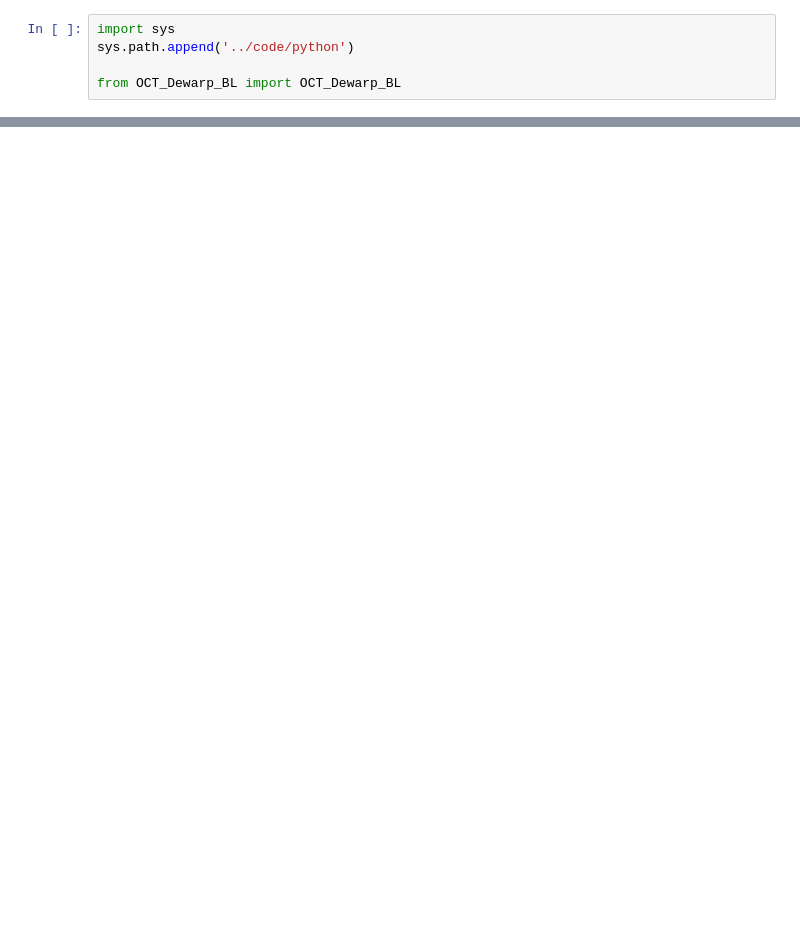
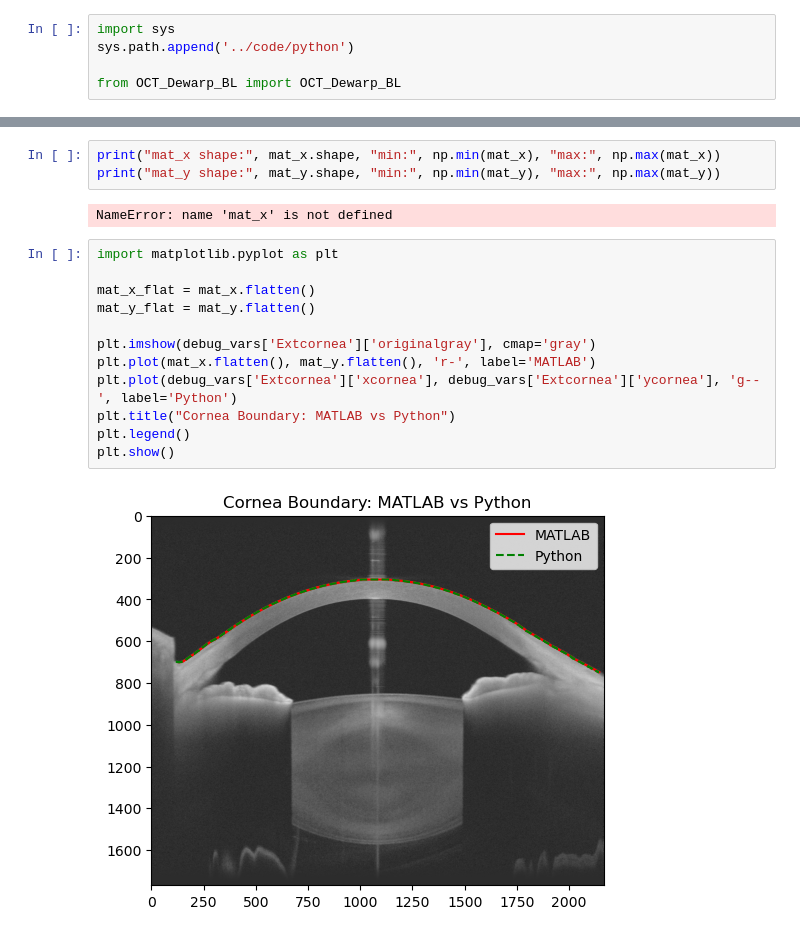
Before and after one commit to egunadi/bme528-project7, a Jupyter notebook: notebook/0001_HVS001_OS_Scan_0.ipynb, the cells around one changed output, grey strips where cells are left out. Cells and saved outputs as stored; diff of their text form; blank space fills up the shorter version.

```diff
--- a/notebook/0001_HVS001_OS_Scan_0.ipynb
+++ b/notebook/0001_HVS001_OS_Scan_0.ipynb
@@ -32,0 +213,19 @@ Skipping j=1769, out of bounds for x_s with shape (885, 2165)
+# %%
+print("mat_x shape:", mat_x.shape, "min:", np.min(mat_x), "max:", np.max(mat_x))
+print("mat_y shape:", mat_y.shape, "min:", np.min(mat_y), "max:", np.max(mat_y))
+# %% [output]
+NameError: name 'mat_x' is not defined
+# %%
+import matplotlib.pyplot as plt
+
+mat_x_flat = mat_x.flatten()
+mat_y_flat = mat_y.flatten()
+
+plt.imshow(debug_vars['Extcornea']['originalgray'], cmap='gray')
+plt.plot(mat_x.flatten(), mat_y.flatten(), 'r-', label='MATLAB')
+plt.plot(debug_vars['Extcornea']['xcornea'], debug_vars['Extcornea']['ycornea'], 'g--', label='Python')
+plt.title("Cornea Boundary: MATLAB vs Python")
+plt.legend()
+plt.show()
+# %% [output]
+[figure, added]
```
Also changed, not shown: parts of 14 cells of this notebook, 1 other file.
